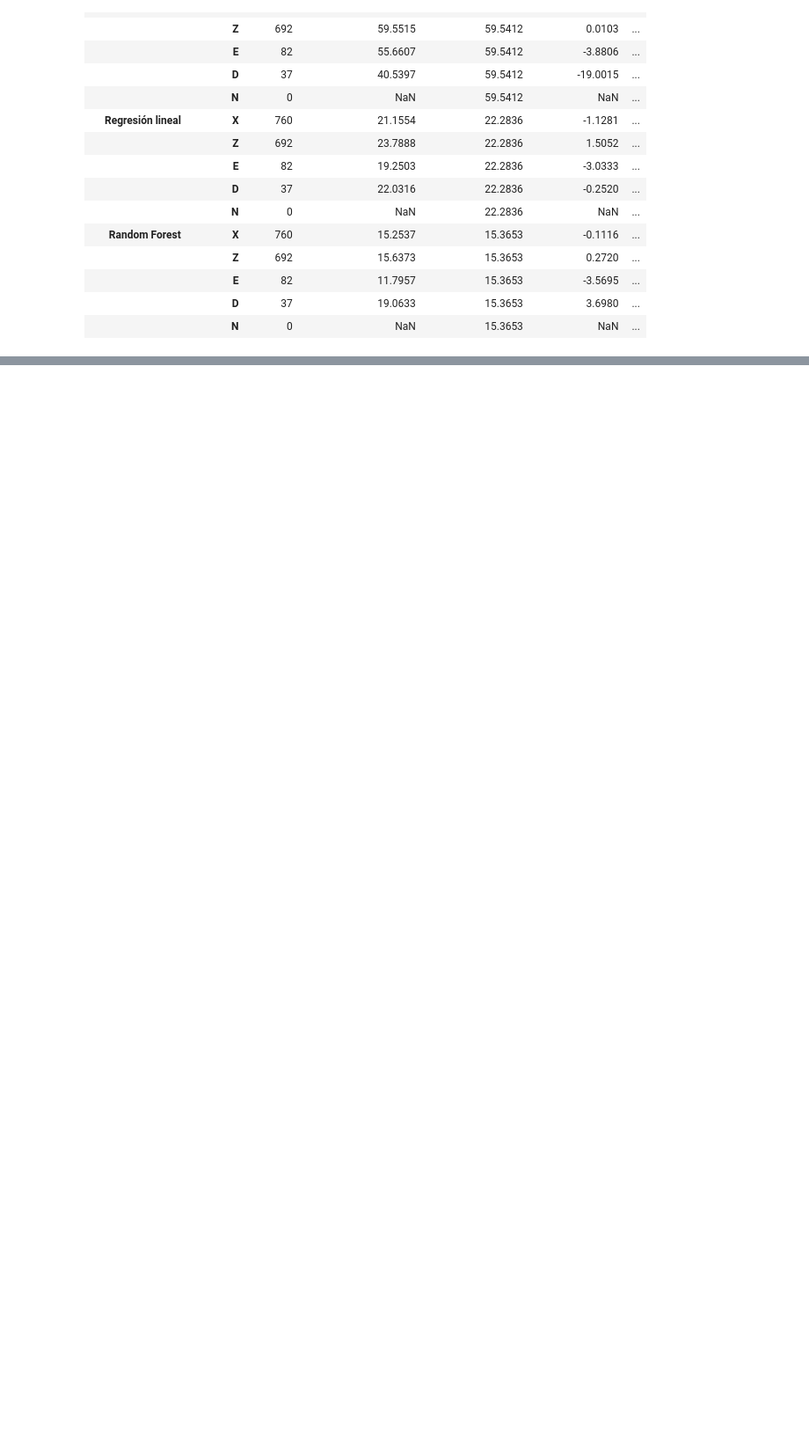
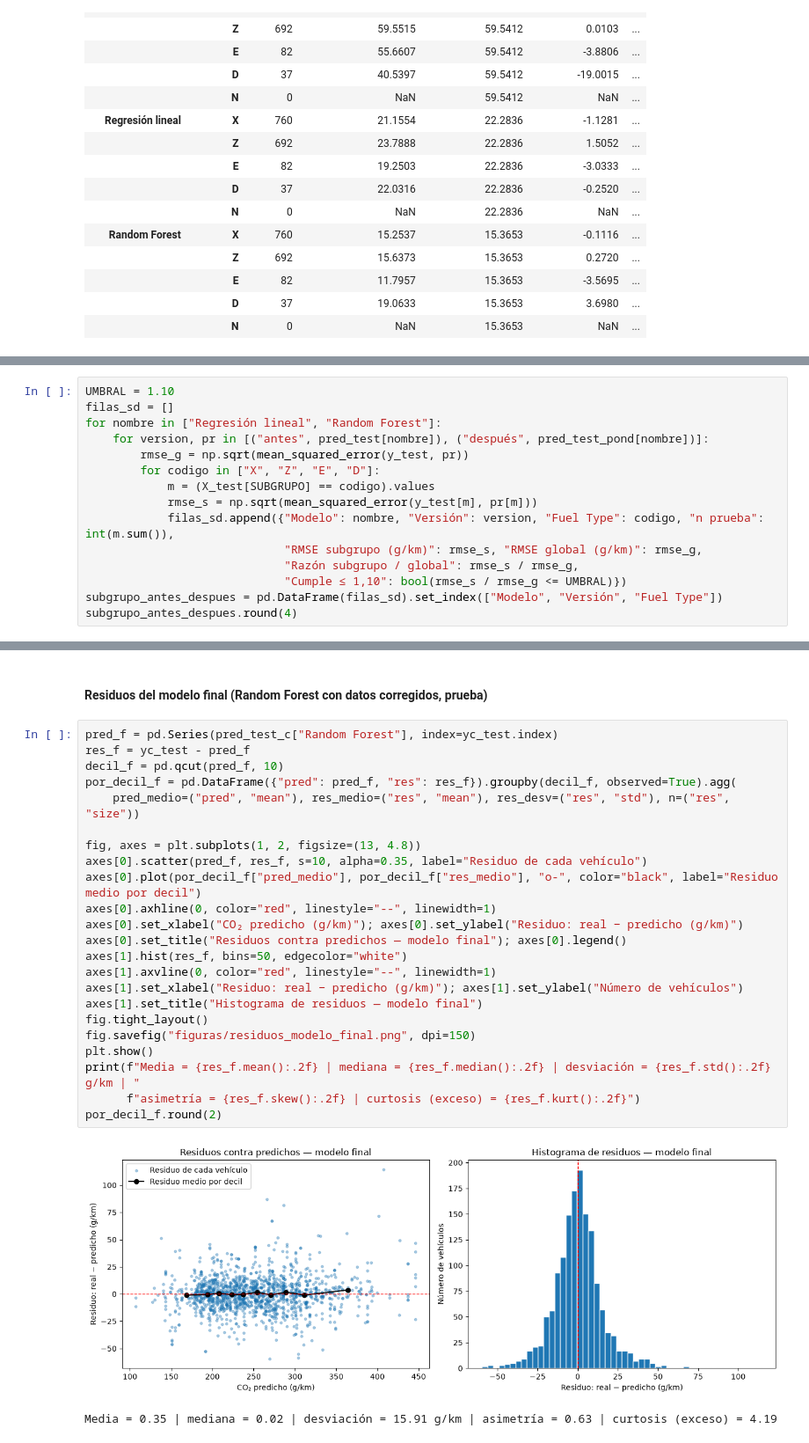
Before and after one commit to mikecrv2019-bit/MAESTRIA-IA, a Jupyter notebook: MAI540_Modulo 4_Tarea 4.2_Herramienta de Regresión Auditada/Herramienta_Regresion_CO2.ipynb, the cells around one changed output, grey strips where cells are left out. Shown at 88% size. Cells and saved outputs as stored; diff of their text form; blank space fills up the shorter version.

```diff
--- a/MAI540_Modulo 4_Tarea 4.2_Herramienta de Regresión Auditada/Herramienta_Regresion_CO2.ipynb
+++ b/MAI540_Modulo 4_Tarea 4.2_Herramienta de Regresión Auditada/Herramienta_Regresion_CO2.ipynb
@@ -523,0 +582,15 @@ rmse_subgrupo.round(4)
+# %%
+UMBRAL = 1.10
+filas_sd = []
+for nombre in ["Regresión lineal", "Random Forest"]:
+    for version, pr in [("antes", pred_test[nombre]), ("después", pred_test_pond[nombre])]:
+        rmse_g = np.sqrt(mean_squared_error(y_test, pr))
+        for codigo in ["X", "Z", "E", "D"]:
+            m = (X_test[SUBGRUPO] == codigo).values
+            rmse_s = np.sqrt(mean_squared_error(y_test[m], pr[m]))
+            filas_sd.append({"Modelo": nombre, "Versión": version, "Fuel Type": codigo, "n prueba": int(m.sum()),
+                             "RMSE subgrupo (g/km)": rmse_s, "RMSE global (g/km)": rmse_g,
+                             "Razón subgrupo / global": rmse_s / rmse_g,
+                             "Cumple ≤ 1,10": bool(rmse_s / rmse_g <= UMBRAL)})
+subgrupo_antes_despues = pd.DataFrame(filas_sd).set_index(["Modelo", "Versión", "Fuel Type"])
+subgrupo_antes_despues.round(4)
@@ -523,0 +859,28 @@ rmse_subgrupo.round(4)
+# %% [markdown]
+#### Residuos del modelo final (Random Forest con datos corregidos, prueba)
+# %%
+pred_f = pd.Series(pred_test_c["Random Forest"], index=yc_test.index)
+res_f = yc_test - pred_f
+decil_f = pd.qcut(pred_f, 10)
+por_decil_f = pd.DataFrame({"pred": pred_f, "res": res_f}).groupby(decil_f, observed=True).agg(
+    pred_medio=("pred", "mean"), res_medio=("res", "mean"), res_desv=("res", "std"), n=("res", "size"))
+
+fig, axes = plt.subplots(1, 2, figsize=(13, 4.8))
+axes[0].scatter(pred_f, res_f, s=10, alpha=0.35, label="Residuo de cada vehículo")
+axes[0].plot(por_decil_f["pred_medio"], por_decil_f["res_medio"], "o-", color="black", label="Residuo medio por decil")
+axes[0].axhline(0, color="red", linestyle="--", linewidth=1)
+axes[0].set_xlabel("CO₂ predicho (g/km)"); axes[0].set_ylabel("Residuo: real − predicho (g/km)")
+axes[0].set_title("Residuos contra predichos — modelo final"); axes[0].legend()
+axes[1].hist(res_f, bins=50, edgecolor="white")
+axes[1].axvline(0, color="red", linestyle="--", linewidth=1)
+axes[1].set_xlabel("Residuo: real − predicho (g/km)"); axes[1].set_ylabel("Número de vehículos")
+axes[1].set_title("Histograma de residuos — modelo final")
+fig.tight_layout()
+fig.savefig("figuras/residuos_modelo_final.png", dpi=150)
+plt.show()
+print(f"Media = {res_f.mean():.2f} | mediana = {res_f.median():.2f} | desviación = {res_f.std():.2f} g/km | "
+      f"asimetría = {res_f.skew():.2f} | curtosis (exceso) = {res_f.kurt():.2f}")
+por_decil_f.round(2)
+# %% [output]
+[figure, added]
+Media = 0.35 | mediana = 0.02 | desviación = 15.91 g/km | asimetría = 0.63 | curtosis (exceso) = 4.19
```
Also changed, not shown: parts of 23 cells of this notebook, 4 other files.
